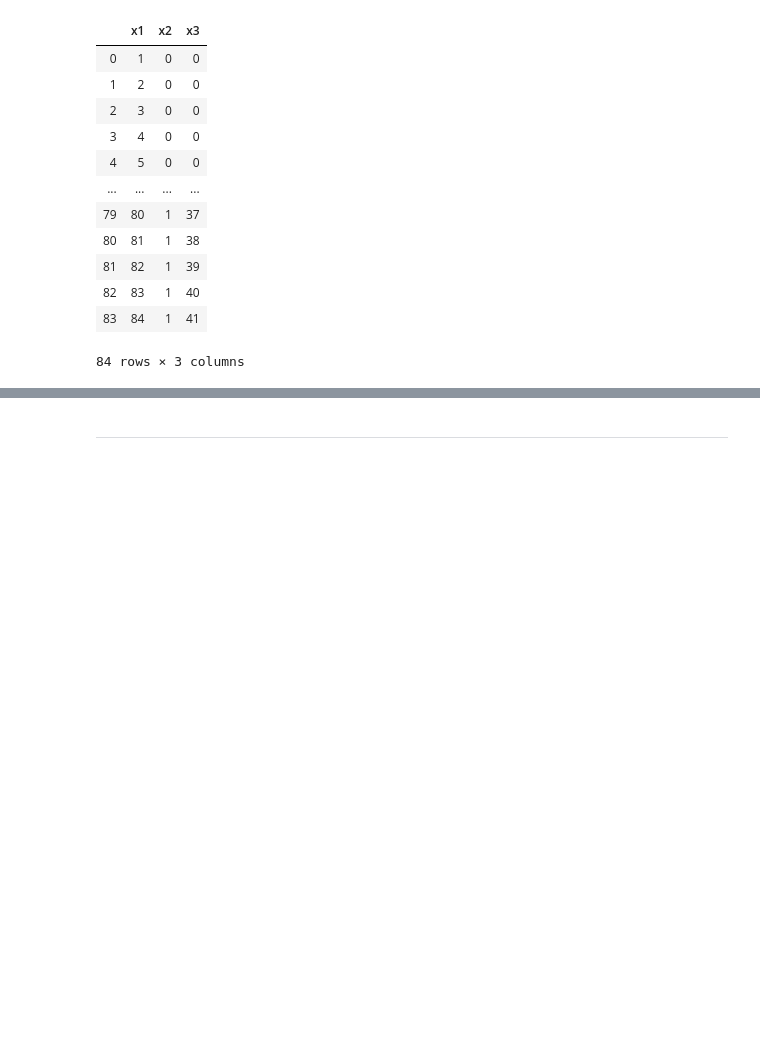
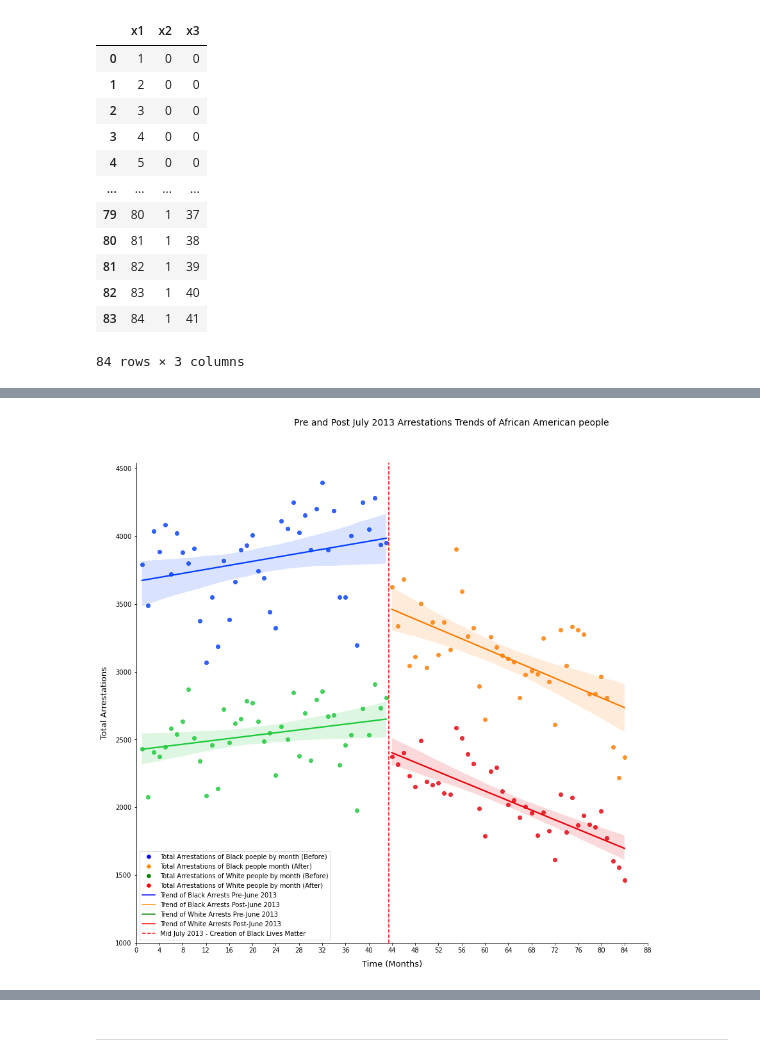
Before and after one commit to SkyRiS3s/ada-2020-project-milestone-p3-p3_msf, a Jupyter notebook: P4_msf.ipynb, the cells around one changed output, grey strips where cells are left out. Saved outputs shown, nothing was run; the diff lists cells and outputs as text; code cells hidden in the pictures; blank space fills up the shorter version.

```diff
--- a/P4_msf.ipynb
+++ b/P4_msf.ipynb
@@ -232,0 +307,45 @@ Warnings:
+# %%
+control_trends = black_trends.copy()
+control_trends = control_trends.append(white_trends)
+control_trends.reset_index(inplace = True)
+# %%
+def label_values(x):
+    if x <= 42:
+        return 'Trend of black arrests before July 2013'
+    elif x <= 83:
+        return 'Trend of black arrests after July 2013'
+    elif x <= 126:
+        return 'Trend of white arrests before July 2013'
+    else:
+        return 'Trend of white arrests after July 2013'
+# %%
+#Defining the labels
+control_trends['Label'] = control_trends.index.values
+control_trends['Label'] = control_trends['Label'].apply(label_values)
+# %%
+ax = sns.lmplot(x="Time", y="Arrestations", hue = "Label", data=control_trends, ci=95, palette="bright", height = 12)
+ax._legend.remove()
+plt.subplots_adjust(top=0.9)
+ax.fig.suptitle('Pre and Post July 2013 Arrestations Trends of African American people', fontsize = 14)
+ax.set_axis_labels("Time (Months)", "Total Arrestations", fontsize = 13, labelpad = 10)
+plt.axvline(x = 43.5, color = 'red', alpha = 2, linestyle = '--')
+plt.xlim(0, 86)
+plt.ylim(1000, None)
+ax.set(xticks = range(0, 92, 4))
+#Constructing the legend
+legend_elements = [Line2D([0], [0], marker='o', color='w', label='Total Arrestations of Black poeple by month (Before)', markerfacecolor='blue', markersize=7.5),
+                   Line2D([0], [0], marker='o', color='w', label='Total Arrestations of Black people month (After)', markerfacecolor='darkorange', markersize=7.5),
+                   Line2D([0], [0], marker='o', color='w', label='Total Arrestations of White people by month (Before)', markerfacecolor='green', markersize=7.5),
+                   Line2D([0], [0], marker='o', color='w', label='Total Arrestations of White people by month (After)', markerfacecolor='red', markersize=7.5),
+                   Line2D([0], [0], color='blue', label = "Trend of Black Arrests Pre-June 2013"),
+                   Line2D([0], [0], color='darkorange', label = "Trend of Black Arrests Post-June 2013"),
+                   Line2D([0], [0], color='green', label = "Trend of White Arrests Pre-June 2013"),
+                   Line2D([0], [0], color='red', label = "Trend of White Arrests Post-June 2013"),
+                   Line2D([0], [0], color='red', linestyle = '--', alpha = 2 , label = "Mid July 2013 - Creation of Black Lives Matter")]
+
+plt.legend(handles=legend_elements)
+
+
+plt.show()
+# %% [output]
+[figure, added]
```
Also changed, not shown: parts of 22 cells of this notebook.
